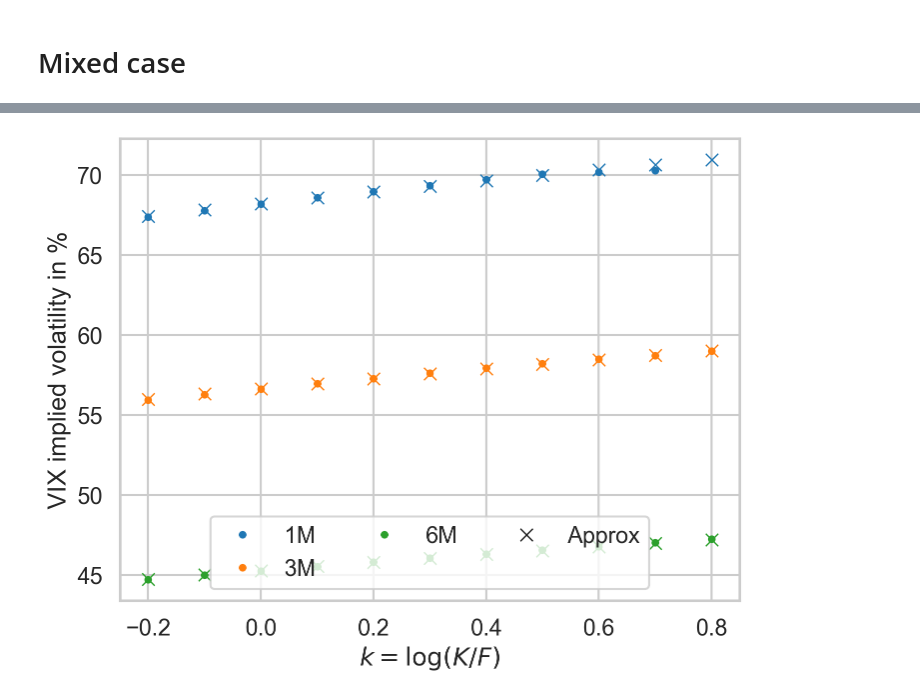
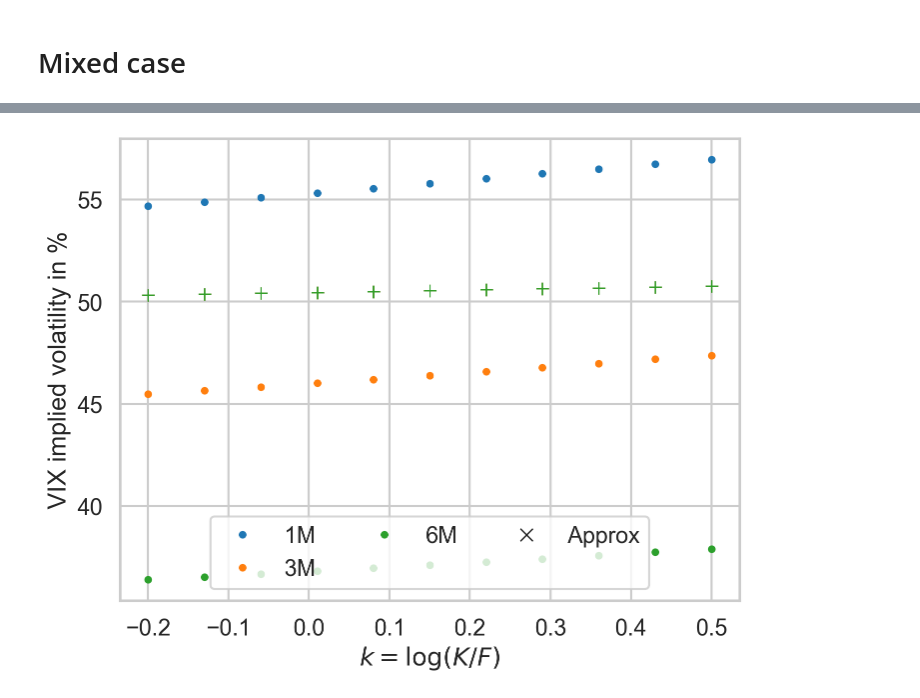
Before and after one commit to fbourgey/rough-bergomi, a Jupyter notebook: vix_weak_approx_bergomi.ipynb, the cells around one changed output, grey strips where cells are left out. Drawn from its saved outputs; the diff is of its cells as text; code cells hidden in the pictures.

Commit message:
start implementing mixed case impvol

```diff
--- a/vix_weak_approx_bergomi.ipynb
+++ b/vix_weak_approx_bergomi.ipynb
@@ -156,9 +155,9 @@ xi0 = lambda u: np.ones_like(u) * 0.235**2
 
 onebergomi = OneFactorBergomi(rho=rho, xi0=xi0, params=params)
 
-lbd = 0.6
+lbd = 0.2
 w_2 = 1.2
-ks = ks = np.linspace(-0.2, 0.8, 11)
+ks = ks = np.linspace(-0.2, 0.5, 11)
 # %%
 # VIX implied volatilities
 n_quad = 120
@@ -172,8 +171,30 @@ impvol_vix_mixed = {
 impvol_vix_mixed_approx = {
     month: np.asarray(
         onebergomi.implied_vol_vix_approx_mixed(
-            lbd=lbd, volvol_2=w_2, k=ks, T=T, order=3, n_quad=n_quad
+            lbd=lbd, volvol_2=w_2, k=ks, T=T, order=0, n_quad=n_quad
         )
     )
     for month, T in mats.items()
 }
+# %%
+# Hermite series
+impvol_vix_mixed_approx_series = {
+    month: np.asarray(
+        onebergomi.implied_vol_vix_approx_mixed(
+            lbd=lbd, volvol_2=w_2, k=ks, T=T, order=3, n_trunc_herm=10
+        )
+    )
+    for month, T in mats.items()
+}
+# %%
+tmp = {
+    month: np.array(
+        [
+            onebergomi.implied_vol_vix_expansion_mixed(
+                k=k, T=1 / 12, lbd=lbd, volvol_2=w_2, opt=1
+            )
+            for k in ks
+        ]
+    )
+    for month, T in mats.items()
+}
@@ -207,39 +240,42 @@ for i, month in enumerate(mats.keys()):
         color=COLORS[i],
         label=f"{month}",
     )
+    # ax.plot(
+    #     ks,
+    #     100 * impvol_vix_mixed_approx[month],
+    #     "x",
+    #     color=COLORS[i],
+    # )
     ax.plot(
         ks,
-        100 * impvol_vix_mixed_approx[month],
-        "x",
+        100 * tmp[month],
+        "+",
         color=COLORS[i],
     )
     # ax.plot(
     #     ks,
     #     100 * impvol_vix_mixed_approx_lognorm[month],
     #     "v",
     #     color=COLORS[i],
-    #     label=f"approx ({month}) lognorm",
     # )
     # ax.plot(
     #     ks,
     #     100 * impvol_vix_mixed_approx_slognorm[month],
     #     "*",
     #     color=COLORS[i],
-    #     label=f"approx ({month}) shifted lognorm",
     # )
     # ax.plot(
     #     ks,
     #     100 * impvol_vix_mixed_approx_series[month],
     #     "*",
     #     color=COLORS[i],
-    #     label=f"approx ({month}) series",
     # )
 ax.plot([], [], "kx", label="Approx")
 # ax.plot([], [], "k+", label="Expansion")
 ax.set_xlabel(r"$k=\log(K/F)$")
 ax.set_ylabel("VIX implied volatility in %")
 ax.legend(ncol=3)
-# ax.set_ylim(10, 60)
+# ax.set_ylim(20, 90)
 plt.show()
 # %% [output]
-[figure, old version]
+[figure, new version]
```
Also changed, not shown: parts of 4 cells of this notebook, 2 other files.
